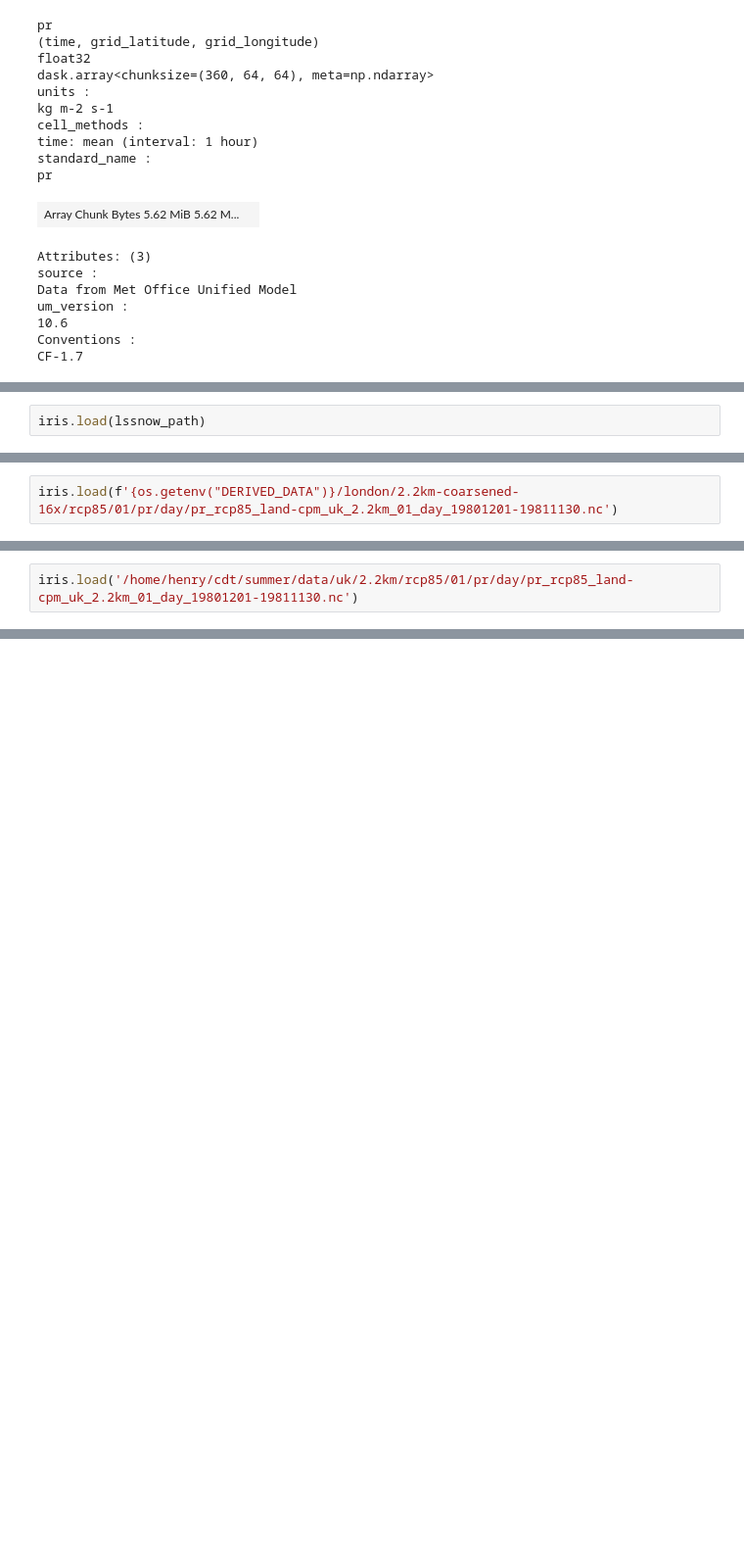
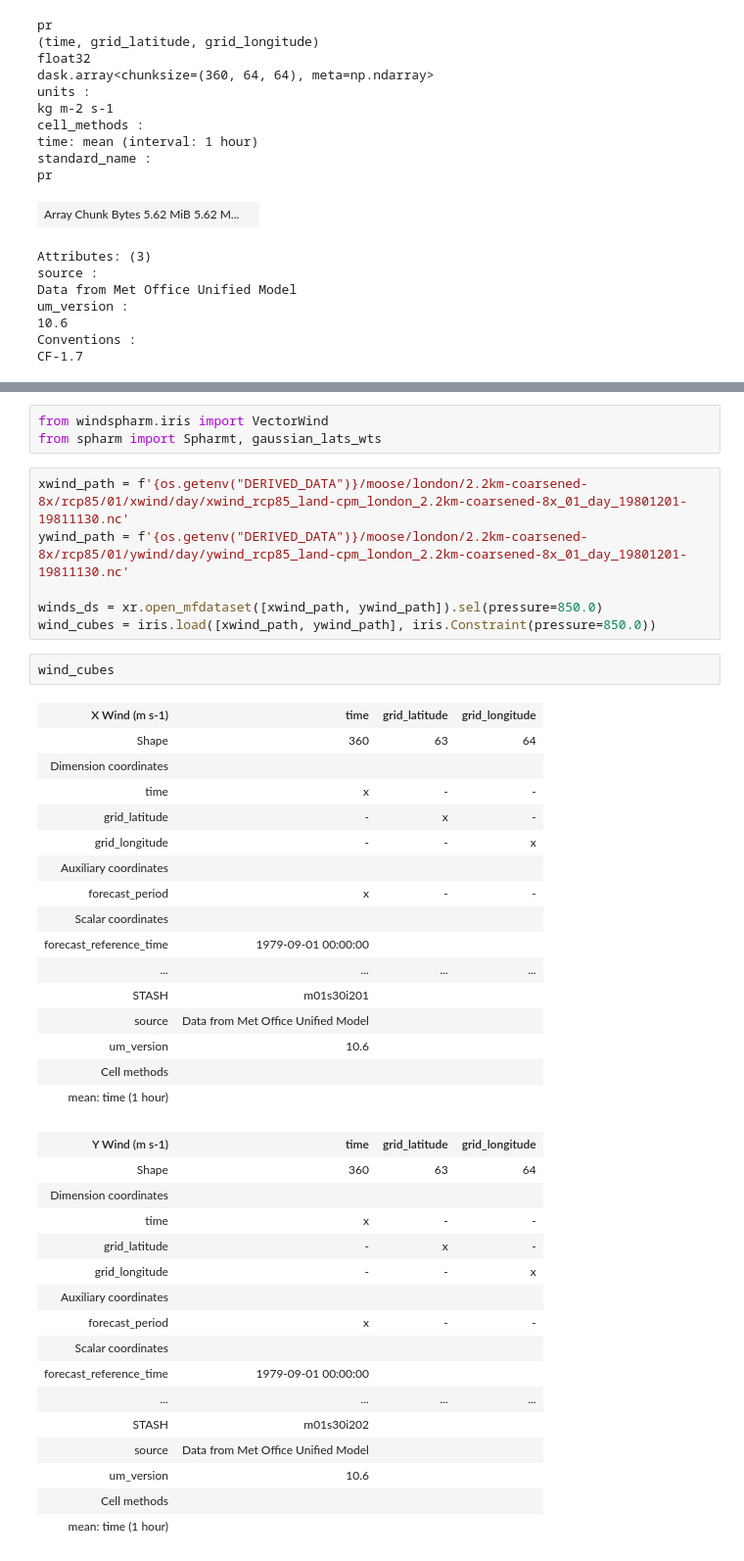
Before and after one commit to henryaddison/ml-downscaling-emulation, a Jupyter notebook: notebooks/learning/feature engineering.ipynb, the cells around one changed output, grey strips where cells are left out. Shown at 98% size. Cells and saved outputs as stored; diff of their text form; blank space fills up the shorter version.

```diff
--- a/notebooks/learning/feature engineering.ipynb
+++ b/notebooks/learning/feature engineering.ipynb
@@ -199,2 +120,0 @@ iris.load('mvar.nc')
-# %%
-iris.load(lssnow_path)
@@ -267,2 +120,0 @@ iris.load(lssnow_path)
-# %%
-iris.load(f'{os.getenv("DERIVED_DATA")}/london/2.2km-coarsened-16x/rcp85/01/pr/day/pr_rcp85_land-cpm_uk_2.2km_01_day_19801201-19811130.nc')
@@ -350,2 +120,0 @@ iris.load(f'{os.getenv("DERIVED_DATA")}/london/2.2km-coarsened-16x/rcp85/01/pr/d
-# %%
-iris.load('/home/henry/cdt/summer/data/uk/2.2km/rcp85/01/pr/day/pr_rcp85_land-cpm_uk_2.2km_01_day_19801201-19811130.nc')
@@ -368,0 +125,44 @@ iris.load('/home/henry/cdt/summer/data/uk/2.2km/rcp85/01/pr/day/pr_rcp85_land-cp
+# %%
+from windspharm.iris import VectorWind
+from spharm import Spharmt, gaussian_lats_wts
+# %%
+xwind_path = f'{os.getenv("DERIVED_DATA")}/moose/london/2.2km-coarsened-8x/rcp85/01/xwind/day/xwind_rcp85_land-cpm_london_2.2km-coarsened-8x_01_day_19801201-19811130.nc'
+ywind_path = f'{os.getenv("DERIVED_DATA")}/moose/london/2.2km-coarsened-8x/rcp85/01/ywind/day/ywind_rcp85_land-cpm_london_2.2km-coarsened-8x_01_day_19801201-19811130.nc'
+
+winds_ds = xr.open_mfdataset([xwind_path, ywind_path]).sel(pressure=850.0)
+wind_cubes = iris.load([xwind_path, ywind_path], iris.Constraint(pressure=850.0))
+# %%
+wind_cubes
+# %% [output]
+| X Wind (m s-1) | time | grid_latitude | grid_longitude |
+| Shape | 360 | 63 | 64 |
+| Dimension coordinates |  |  |  |
+| time | x | - | - |
+| grid_latitude | - | x | - |
+| grid_longitude | - | - | x |
+| Auxiliary coordinates |  |  |  |
+| forecast_period | x | - | - |
+| Scalar coordinates |  |  |  |
+| forecast_reference_time | 1979-09-01 00:00:00 |  |  |
+| ... | ... | ... | ... |
+| STASH | m01s30i201 |  |  |
+| source | Data from Met Office Unified Model |  |  |
+| um_version | 10.6 |  |  |
+| Cell methods |  |  |  |
+| mean: time (1 hour) |  |  |  |
+| Y Wind (m s-1) | time | grid_latitude | grid_longitude |
+| Shape | 360 | 63 | 64 |
+| Dimension coordinates |  |  |  |
+| time | x | - | - |
+| grid_latitude | - | x | - |
+| grid_longitude | - | - | x |
+| Auxiliary coordinates |  |  |  |
+| forecast_period | x | - | - |
+| Scalar coordinates |  |  |  |
+| forecast_reference_time | 1979-09-01 00:00:00 |  |  |
+| ... | ... | ... | ... |
+| STASH | m01s30i202 |  |  |
+| source | Data from Met Office Unified Model |  |  |
+| um_version | 10.6 |  |  |
+| Cell methods |  |  |  |
+| mean: time (1 hour) |  |  |  |
```
Also changed, not shown: parts of 49 cells of this notebook, 6 other files.
